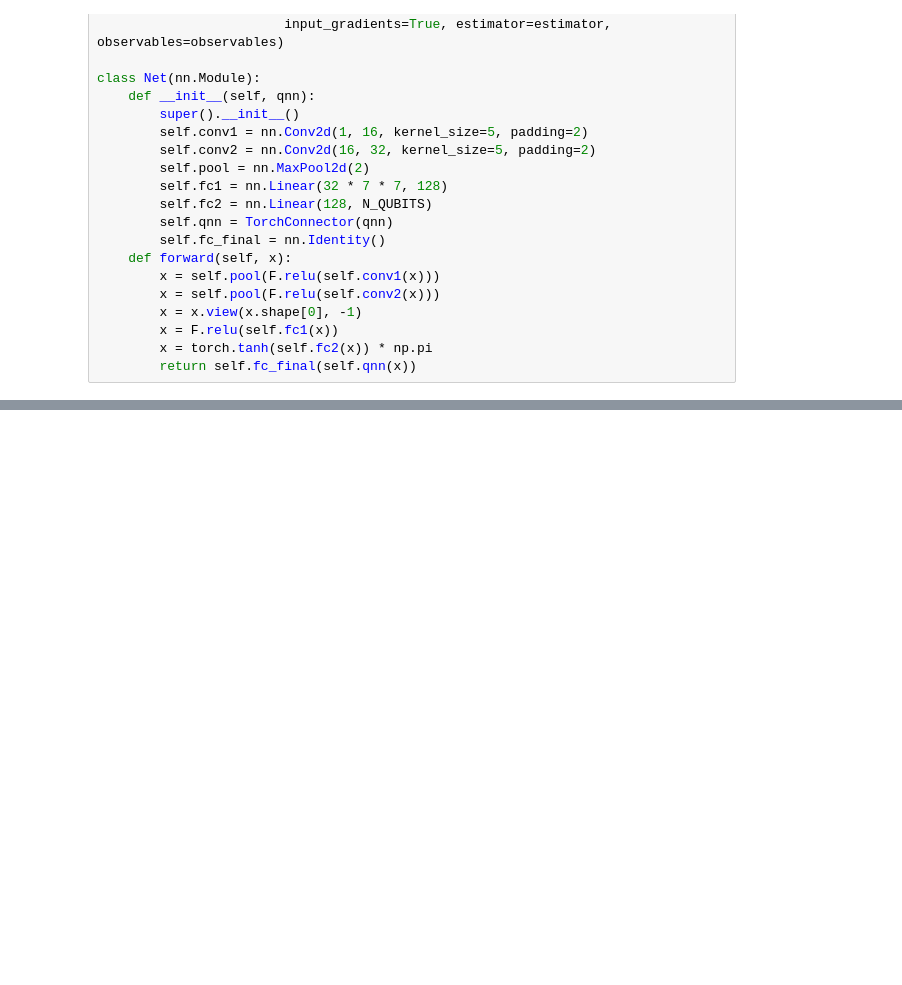
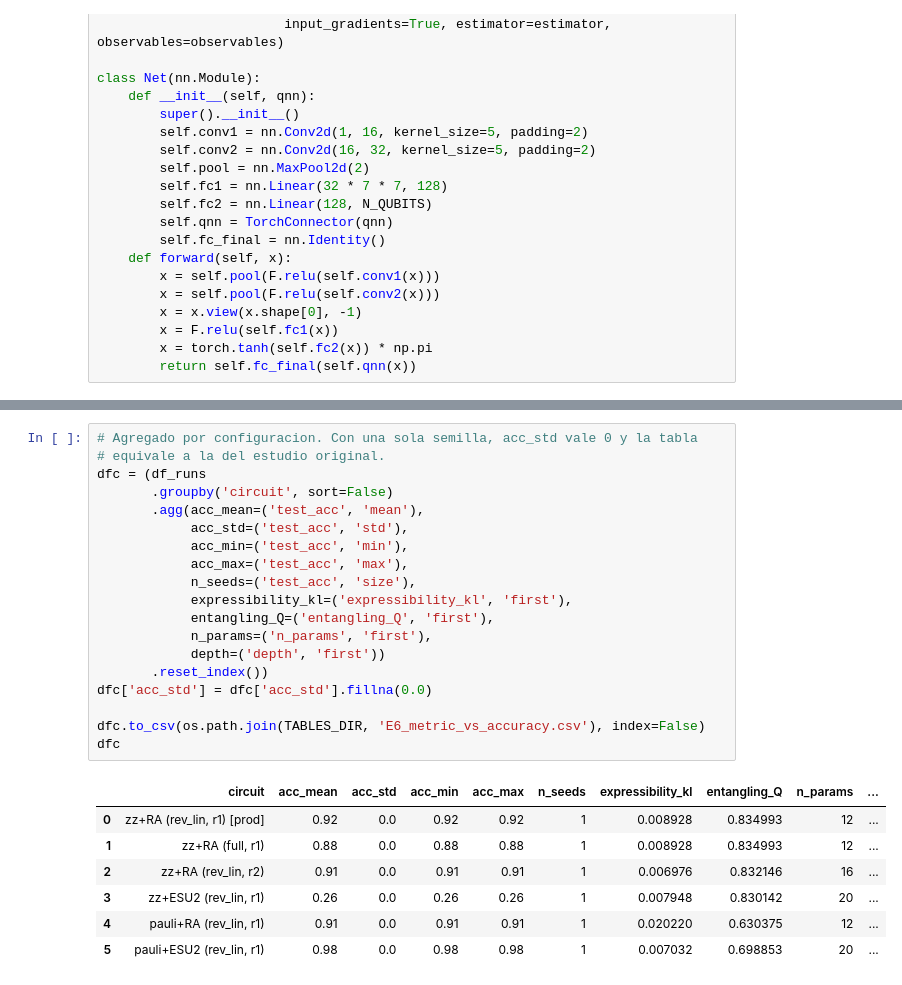
Before and after one commit to SERGI0HERREROS/mixed-noise-hybrid-qml, a Jupyter notebook: 03_metric_vs_accuracy.ipynb, the cells around one changed output, grey strips where cells are left out. Cells and saved outputs as stored; diff of their text form; blank space fills up the shorter version.

```diff
--- a/03_metric_vs_accuracy.ipynb
+++ b/03_metric_vs_accuracy.ipynb
@@ -260,2 +325,29 @@ pauli+ESU2 (rev_lin, r1)        acc=1.000  KL=0.007  Q=0.699
+# %%
+# Agregado por configuracion. Con una sola semilla, acc_std vale 0 y la tabla
+# equivale a la del estudio original.
+dfc = (df_runs
+       .groupby('circuit', sort=False)
+       .agg(acc_mean=('test_acc', 'mean'),
+            acc_std=('test_acc', 'std'),
+            acc_min=('test_acc', 'min'),
+            acc_max=('test_acc', 'max'),
+            n_seeds=('test_acc', 'size'),
+            expressibility_kl=('expressibility_kl', 'first'),
+            entangling_Q=('entangling_Q', 'first'),
+            n_params=('n_params', 'first'),
+            depth=('depth', 'first'))
+       .reset_index())
+dfc['acc_std'] = dfc['acc_std'].fillna(0.0)
+
+dfc.to_csv(os.path.join(TABLES_DIR, 'E6_metric_vs_accuracy.csv'), index=False)
+dfc
+# %% [output]
+|  | circuit | acc_mean | acc_std | acc_min | acc_max | n_seeds | expressibility_kl | entangling_Q | n_params | ... |
+| 0 | zz+RA (rev_lin, r1) [prod] | 0.92 | 0.0 | 0.92 | 0.92 | 1 | 0.008928 | 0.834993 | 12 | ... |
+| 1 | zz+RA (full, r1) | 0.88 | 0.0 | 0.88 | 0.88 | 1 | 0.008928 | 0.834993 | 12 | ... |
+| 2 | zz+RA (rev_lin, r2) | 0.91 | 0.0 | 0.91 | 0.91 | 1 | 0.006976 | 0.832146 | 16 | ... |
+| 3 | zz+ESU2 (rev_lin, r1) | 0.26 | 0.0 | 0.26 | 0.26 | 1 | 0.007948 | 0.830142 | 20 | ... |
+| 4 | pauli+RA (rev_lin, r1) | 0.91 | 0.0 | 0.91 | 0.91 | 1 | 0.020220 | 0.630375 | 12 | ... |
+| 5 | pauli+ESU2 (rev_lin, r1) | 0.98 | 0.0 | 0.98 | 0.98 | 1 | 0.007032 | 0.698853 | 20 | ... |
 # %%
 def scatter(xcol, xlabel, fname, invert=False):
```
Also changed, not shown: parts of 18 cells of this notebook, 2 other files.
